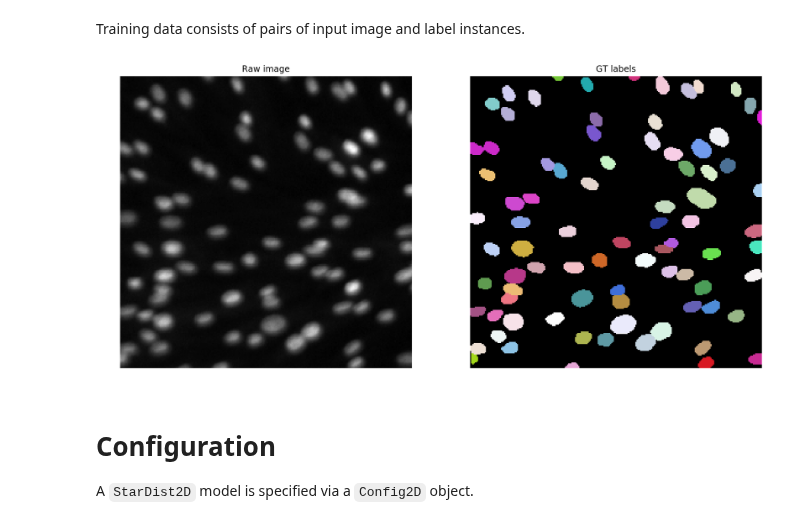
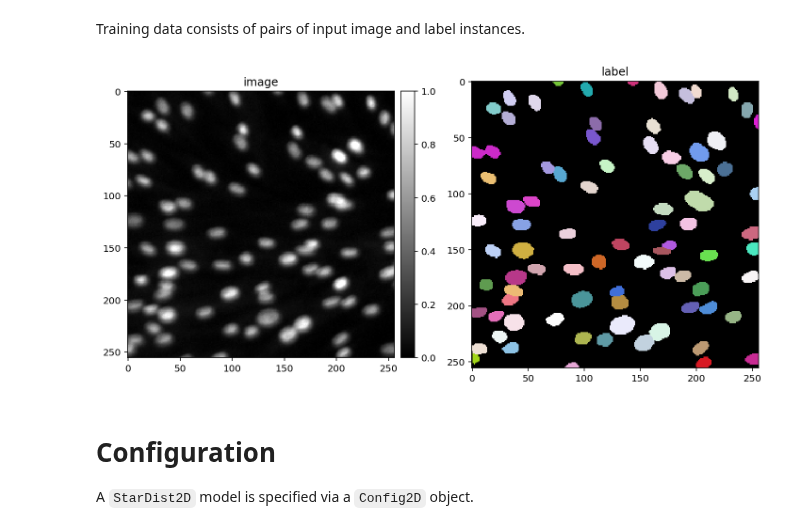
Before and after one commit to stardist/stardist, a Jupyter notebook: examples/2D/2_training.ipynb, the cells around one changed output. Saved outputs shown, nothing was run; the diff lists cells and outputs as text; code cells hidden in the pictures.

```diff
--- a/examples/2D/2_training.ipynb
+++ b/examples/2D/2_training.ipynb
@@ -66,17 +67,27 @@ number of images: 447
 - validation:      67
 # %% [markdown]
 Training data consists of pairs of input image and label instances.
+# %%
+def plot_img_label(img,lbl, img_title = "image", lbl_title = "label", **kwargs):
+    plt.figure(figsize=(12,8))
+    plt.subplot(121);
+    im = plt.imshow(img,cmap='gray', clim  =(0,1));
+    plt.title(img_title)
+    divider = make_axes_locatable(plt.gca())
+    cax = divider.append_axes("right", size="5%", pad=0.1)
+    plt.colorbar(im, cax=cax)
+    plt.subplot(122);
+    plt.imshow(lbl,cmap=lbl_cmap);
+    plt.title(lbl_title)
 # %%
 i = min(9, len(X)-1)
 img, lbl = X[i], Y[i]
 assert img.ndim in (2,3)
 img = img if (img.ndim==2 or img.shape[-1]==3) else img[...,0]
-plt.figure(figsize=(16,10))
-plt.subplot(121); plt.imshow(img,cmap='gray');   plt.axis('off'); plt.title('Raw image')
-plt.subplot(122); plt.imshow(lbl,cmap=lbl_cmap); plt.axis('off'); plt.title('GT labels')
+plot_img_label(img,lbl)
 None;
 # %% [output]
-[figure, old version]
+[figure, new version]
 # %% [markdown]
 # Configuration
 
```
Also changed, not shown: parts of 16 cells of this notebook, 1 other file.
